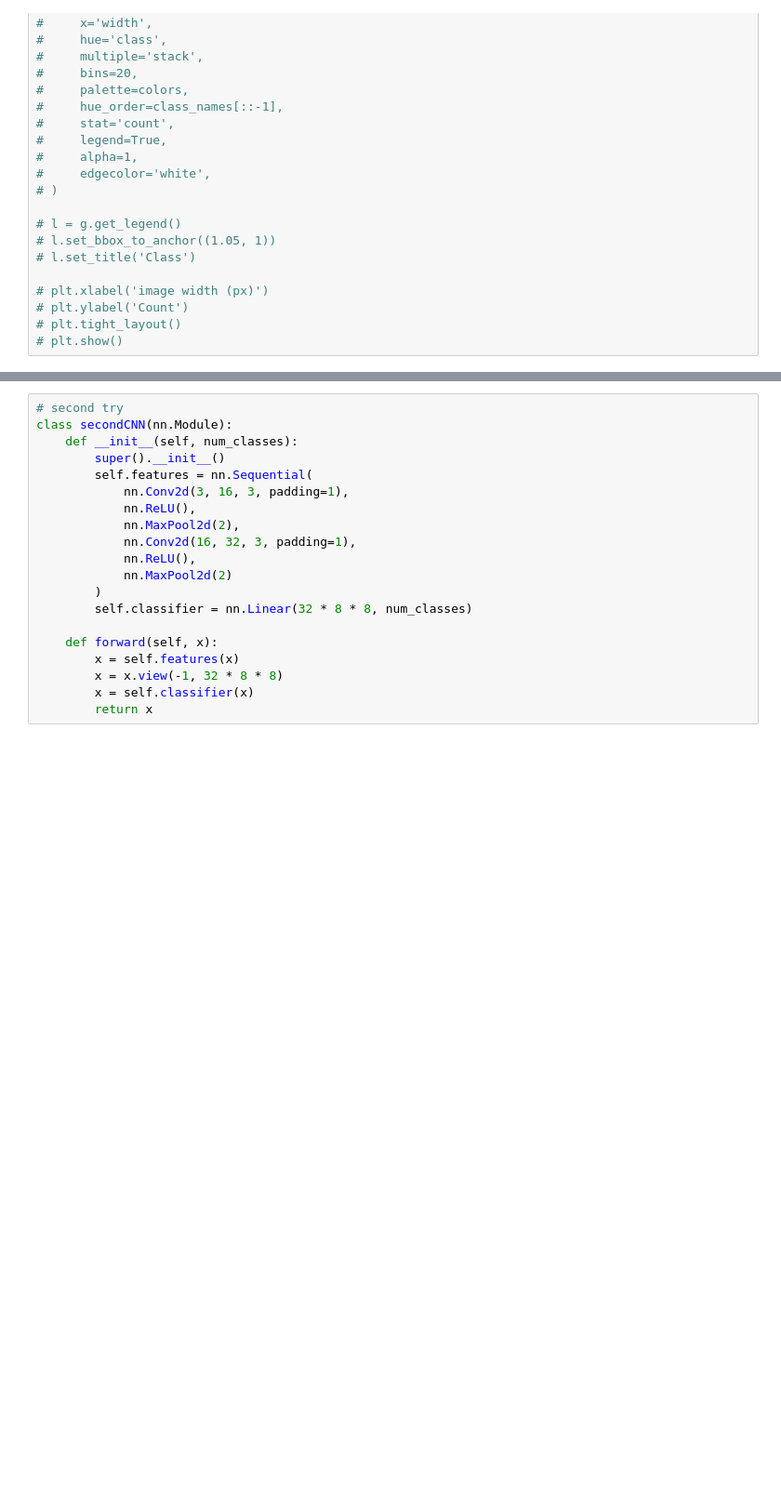
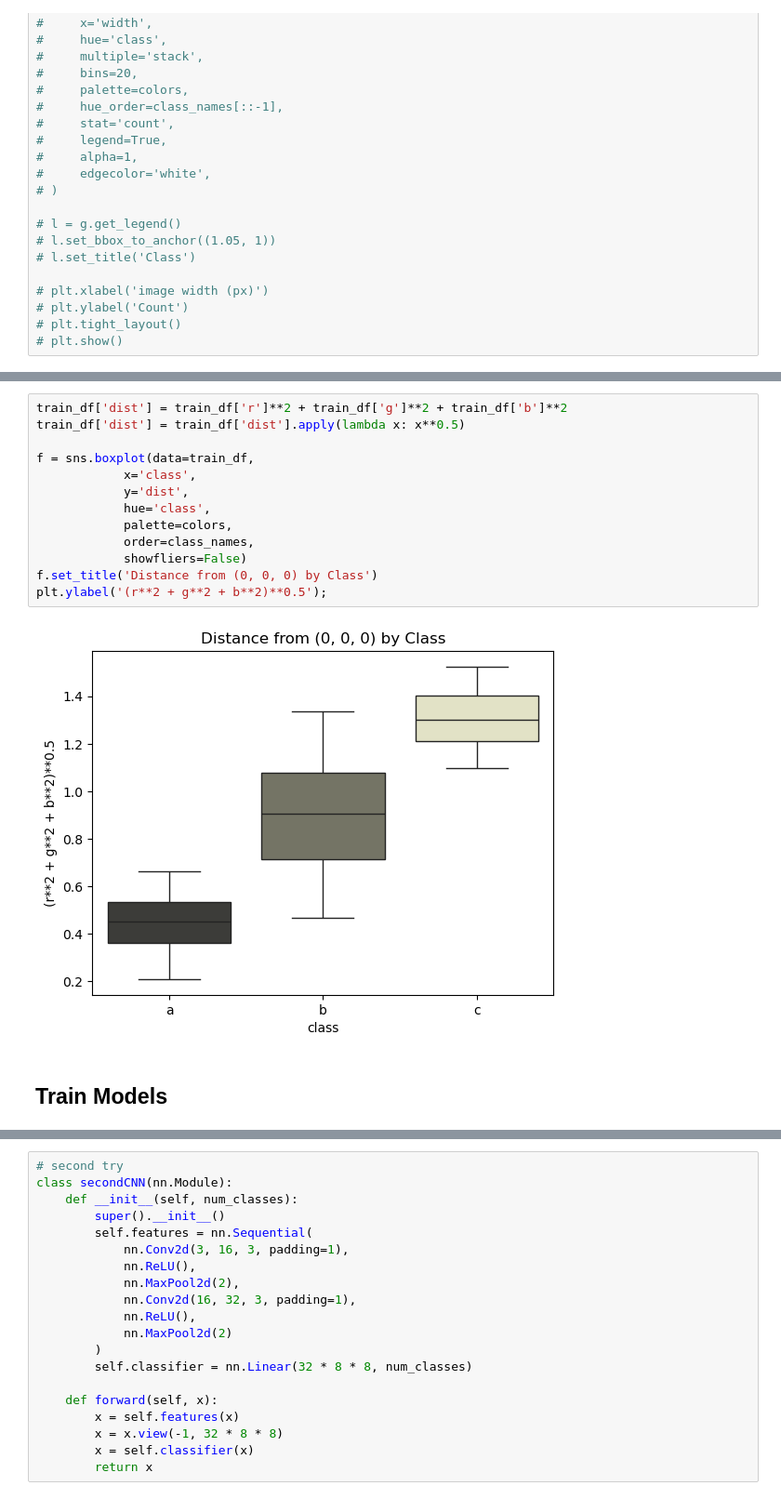
Before and after one commit to sjabarnia/squares, a Jupyter notebook: exploration.ipynb, the cells around one changed output, grey strips where cells are left out. Shown: that part at 93% size. Saved outputs shown, nothing was run; the diff lists cells and outputs as text; blank space fills up the shorter version.

```diff
--- a/exploration.ipynb
+++ b/exploration.ipynb
@@ -250,6 +372,23 @@ ax.legend()
 plt.show()
 # %% [output]
 [figure]
+# %%
+train_df['dist'] = train_df['r']**2 + train_df['g']**2 + train_df['b']**2
+train_df['dist'] = train_df['dist'].apply(lambda x: x**0.5)
+
+f = sns.boxplot(data=train_df,
+            x='class',
+            y='dist',
+            hue='class',
+            palette=colors,
+            order=class_names,
+            showfliers=False)
+f.set_title('Distance from (0, 0, 0) by Class')
+plt.ylabel('(r**2 + g**2 + b**2)**0.5');
+# %% [output]
+[figure, added]
+# %% [markdown]
+## Train Models
 # %%
 class ImageDataset(Dataset):
     def __init__(self, root_dir, transform=None):
```
Also changed, not shown: parts of 29 cells of this notebook.
